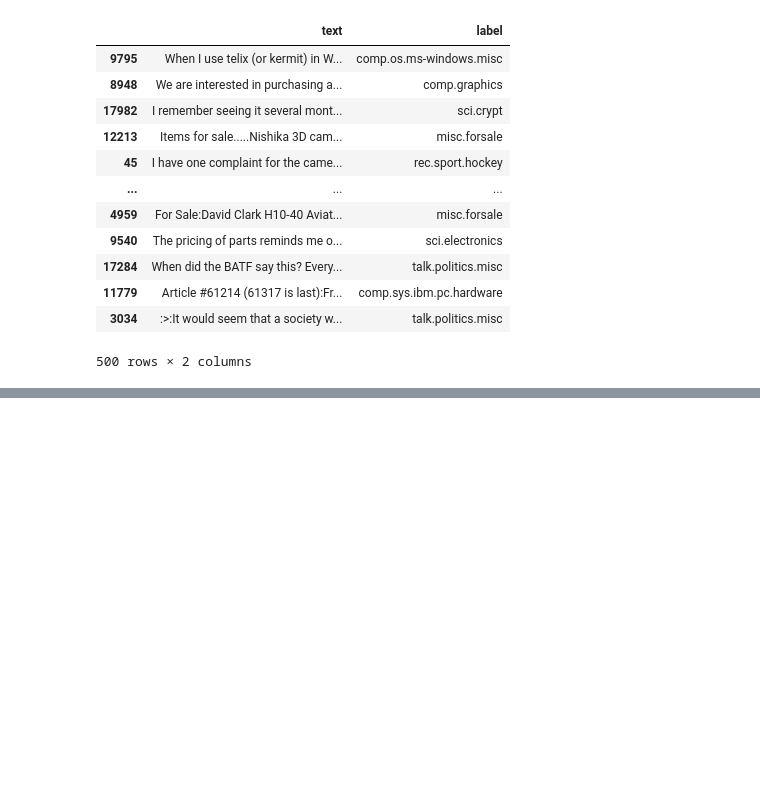
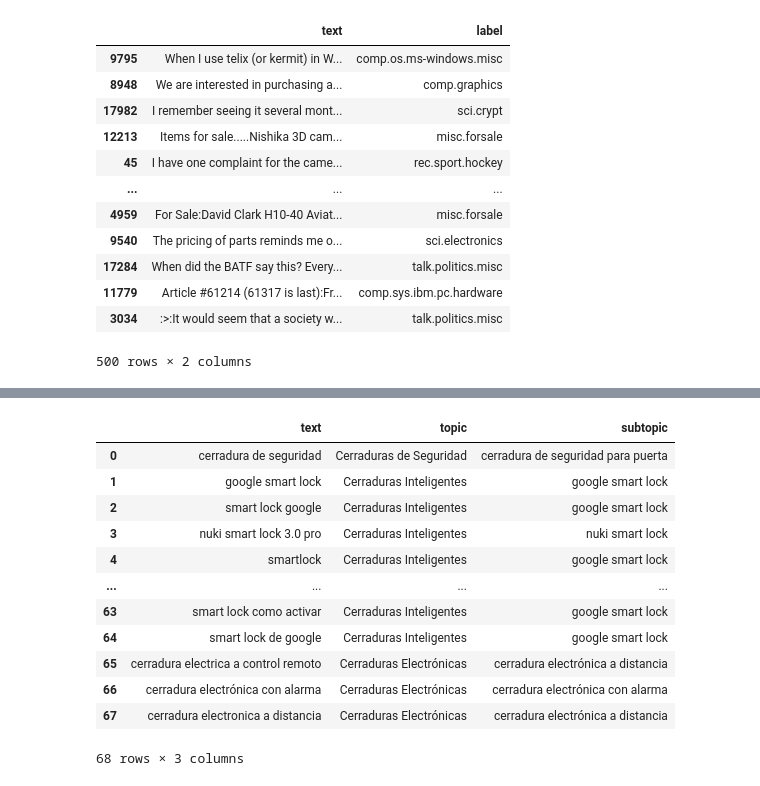
Before and after one commit to graphext/cuery, a Jupyter notebook: notebooks/topics.ipynb, the cells around one changed output, grey strips where cells are left out. Cells and saved outputs as stored; diff of their text form; code cells hidden in the pictures; blank space fills up the shorter version.

```diff
--- a/notebooks/topics.ipynb
+++ b/notebooks/topics.ipynb
@@ -327,0 +448,19 @@ Name: count, dtype: int64
+# %%
+tt = await assigner(
+    kws.rename(columns={"Keywords": "text"}), model="openai/gpt-4.1-mini", n_concurrent=20
+)
+tt.to_pandas()
+# %% [output]
+|  | text | topic | subtopic |
+| 0 | cerradura de seguridad | Cerraduras de Seguridad | cerradura de seguridad para puerta |
+| 1 | google smart lock | Cerraduras Inteligentes | google smart lock |
+| 2 | smart lock google | Cerraduras Inteligentes | google smart lock |
+| 3 | nuki smart lock 3.0 pro | Cerraduras Inteligentes | nuki smart lock |
+| 4 | smartlock | Cerraduras Inteligentes | google smart lock |
+| ... | ... | ... | ... |
+| 63 | smart lock como activar | Cerraduras Inteligentes | google smart lock |
+| 64 | smart lock de google | Cerraduras Inteligentes | google smart lock |
+| 65 | cerradura electrica a control remoto | Cerraduras Electrónicas | cerradura electrónica a distancia |
+| 66 | cerradura electrónica con alarma | Cerraduras Electrónicas | cerradura electrónica con alarma |
+| 67 | cerradura electronica a distancia | Cerraduras Electrónicas | cerradura electrónica a distancia |
+68 rows × 3 columns
```
Also changed, not shown: parts of 15 cells of this notebook, 1 other file.
